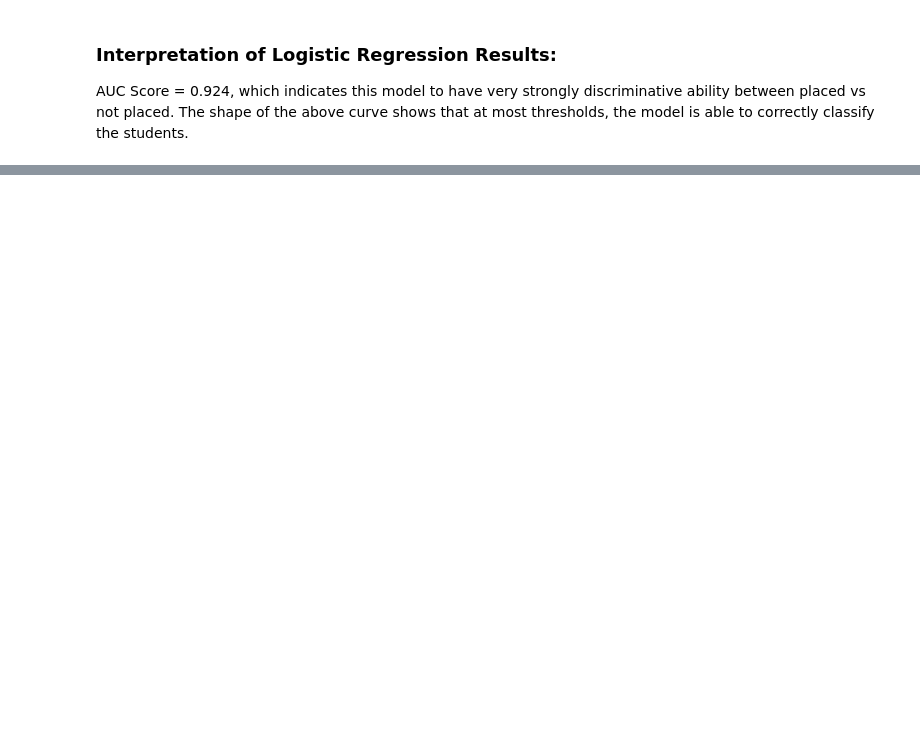
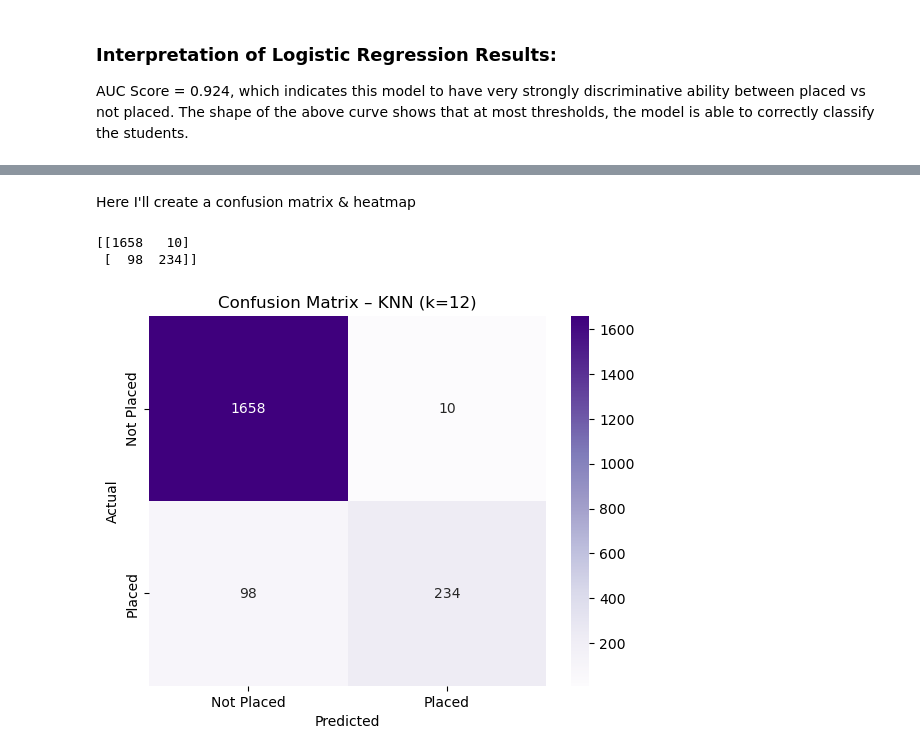
Before and after one commit to Kate-Zilla/Graduate-Employability, a Jupyter notebook: employability.ipynb, the cells around one changed output, grey strips where cells are left out. Saved outputs shown, nothing was run; the diff lists cells and outputs as text; code cells hidden in the pictures; blank space fills up the shorter version.

```diff
--- a/employability.ipynb
+++ b/employability.ipynb
@@ -341,0 +455,20 @@ The shape of the above curve shows that at most thresholds, the model is able to
+# %% [markdown]
+Here I'll create a confusion matrix & heatmap
+# %%
+y_pred = knn_best_k.predict(X_test_scaled)
+
+#confusion matrix
+cm = confusion_matrix(y_test2, y_pred)
+print(cm)
+#heatmap
+sns.heatmap(cm, annot=True, fmt='d', cmap='Purples',
+            xticklabels=['Not Placed', 'Placed'],
+            yticklabels=['Not Placed', 'Placed'])
+plt.xlabel('Predicted')
+plt.ylabel('Actual')
+plt.title('Confusion Matrix – KNN (k=12)')
+plt.show()
+# %% [output]
+[[1658   10]
+ [  98  234]]
+[figure, added]
```
Also changed, not shown: parts of 14 cells of this notebook.
